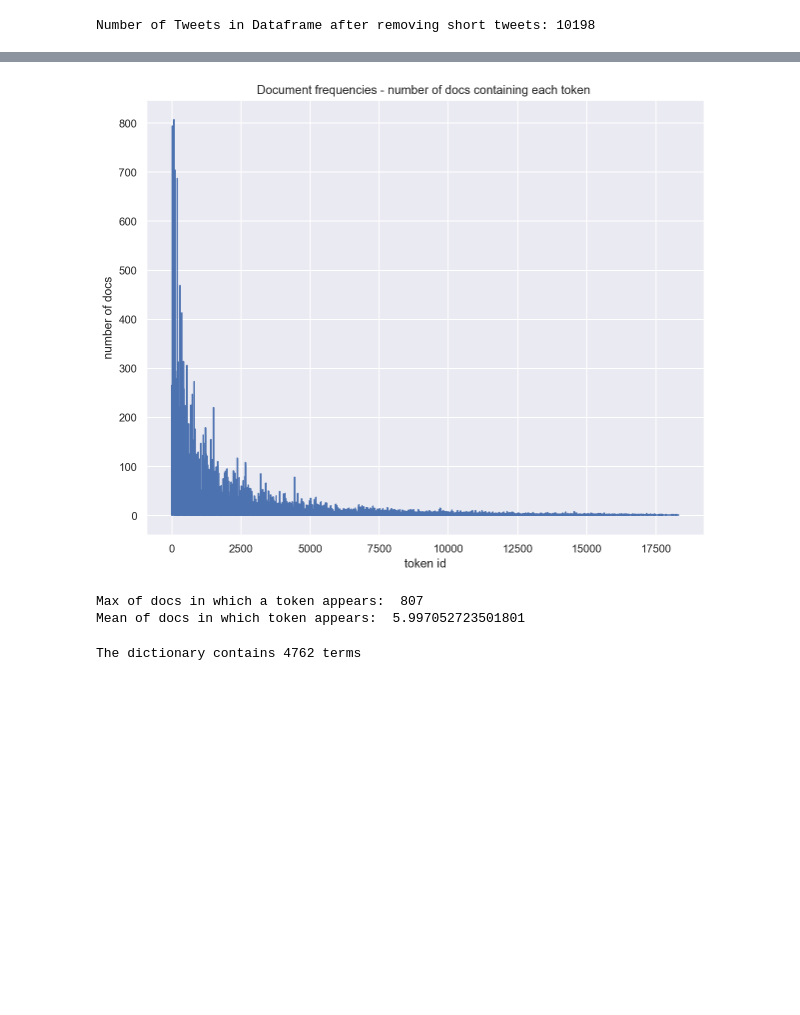
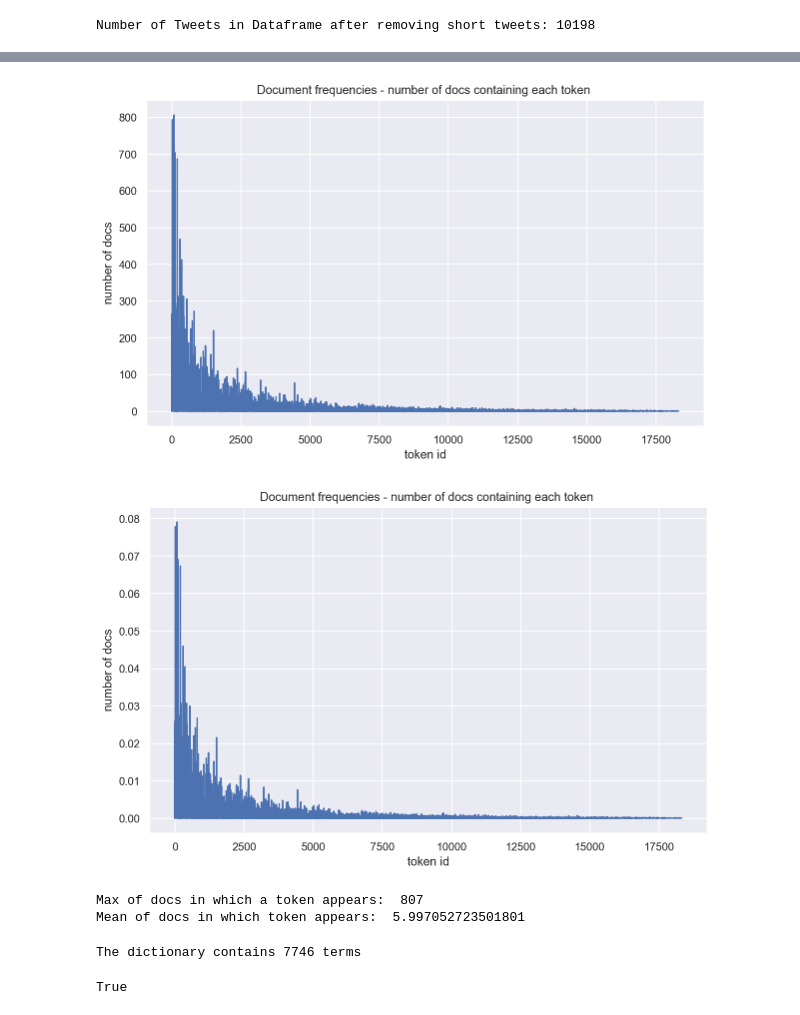
Before and after one commit to saizk/NLP-with-Spanish-Politicians-Tweets, a Jupyter notebook: data_analysis.ipynb, the cells around one changed output, grey strips where cells are left out. Saved outputs shown, nothing was run; the diff lists cells and outputs as text; code cells hidden in the pictures; blank space fills up the shorter version.

```diff
--- a/data_analysis.ipynb
+++ b/data_analysis.ipynb
@@ -1,5 +1,5 @@
 # %%
-#setup
+### setup
 from IPython.display import display
 import pandas as pd
 import numpy as np
@@ -8,10 +8,11 @@ import seaborn as sns
 import copy
 import gensim
 
-sns.set_theme()
-plt.rcParams["figure.figsize"] = (10,8)
+
 %matplotlib inline
 %config InlineBackend.figure_format = 'retina'
+sns.set_theme()
+plt.rcParams["figure.figsize"] = (10,6)
 # %%
 from main import nlp_pipeline_result
 # %%
@@ -183,37 +188,44 @@ docfreq = token_dic.dfs.items()
 docfreq = sorted(docfreq)
 j, k = zip(*docfreq)
 plt.plot(j, k)
+plt.title('Document frequencies - number of docs containing each token ')
+plt.xlabel('token id')
+plt.ylabel('number of docs')
+
+plt.figure()
+plt.plot(np.array(j), np.array(k)/len(data))
 plt.title('Document frequencies - number of docs containing each token ')
 plt.xlabel('token id')
 plt.ylabel('number of docs')
 plt.show()
 
 
 
 # MEAN
 
 count = 0
 _sum = 0
 for key in token_dic.dfs:
     count += 1
     _sum += token_dic.dfs[key]
 
 docs_mean = _sum/count
 
 
 
 #MAX
 
 docs_max = max(token_dic.dfs.values())
 
 
 
 
 
 print("Max of docs in which a token appears: ",docs_max )
 print("Mean of docs in which token appears: ",docs_mean )
 # %% [output]
-[figure, old version]
+[figure, new version]
+[figure, added]
 Max of docs in which a token appears:  807
 Mean of docs in which token appears:  5.997052723501801
 # %%
@@ -249,13 +261,19 @@ prev_tokens = len(token_dic)
 #for n in range(500):
 #    print(str(n), ':', token_dic[n])#FILTER TOKEN DICTIONARY
 # %%
-token_dic.filter_extremes(no_below=3,no_above=0.003)
+token_dic.filter_extremes(no_below=2,no_above=1)
 # for n in range(500):
 #     print(str(n), ':', token_dic[n])#FILTER TOKEN DICTIONARY
 
 print('The dictionary contains', len(token_dic), 'terms')
 # %% [output]
-The dictionary contains 4762 terms
+The dictionary contains 7746 terms
+# %%
+
+#print(list(token_dic.values()))
+"Madrid" in token_dic.values()
+# %% [output]
+True
 # %%
 
 # BOW: Transform list of tokens into list of tuples (token id, token # of occurrences)
```
Also changed, not shown: parts of 6 cells of this notebook.
